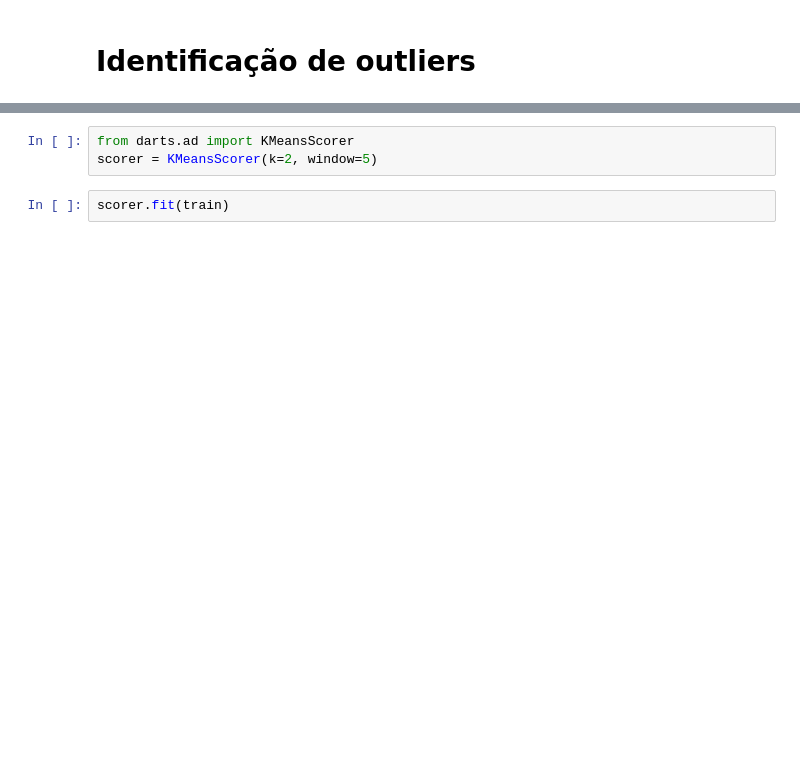
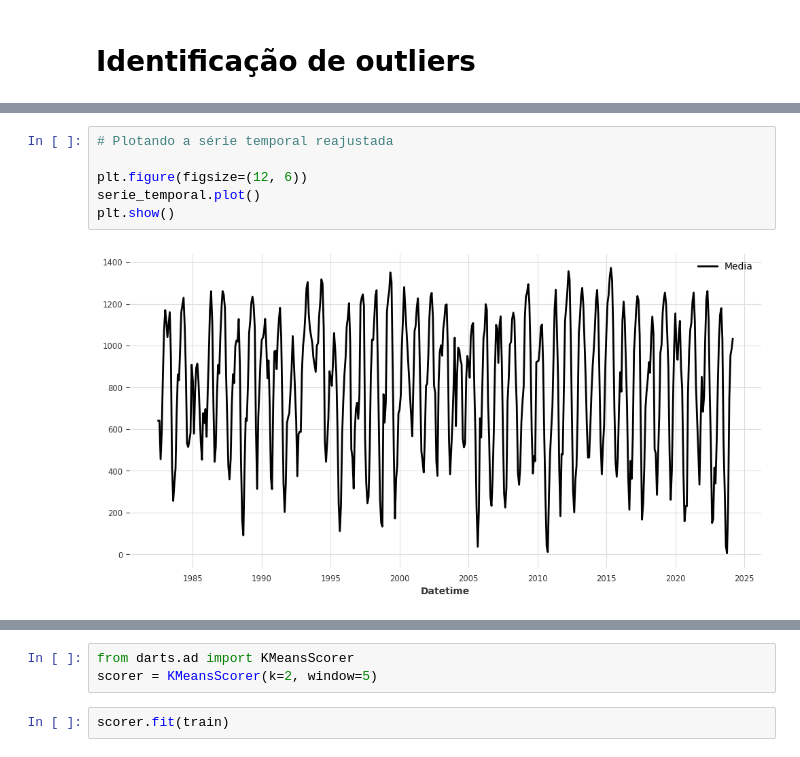
Before and after one commit to Gustavo-Macedo1/PIBITI-Tratamento-de-anomalias-com-IA, a Jupyter notebook: PIBITI.ipynb, the cells around one changed output, grey strips where cells are left out. Cells and saved outputs as stored; diff of their text form; blank space fills up the shorter version.

```diff
--- a/PIBITI.ipynb
+++ b/PIBITI.ipynb
@@ -421,2 +453,10 @@ serie_temporal.plot()
+# %%
+# Plotando a série temporal reajustada
+
+plt.figure(figsize=(12, 6))
+serie_temporal.plot()
+plt.show()
+# %% [output]
+[figure, added]
 # %%
 train, val = serie_temporal.split_before(0.7)
```
Also changed, not shown: parts of 31 cells of this notebook.
